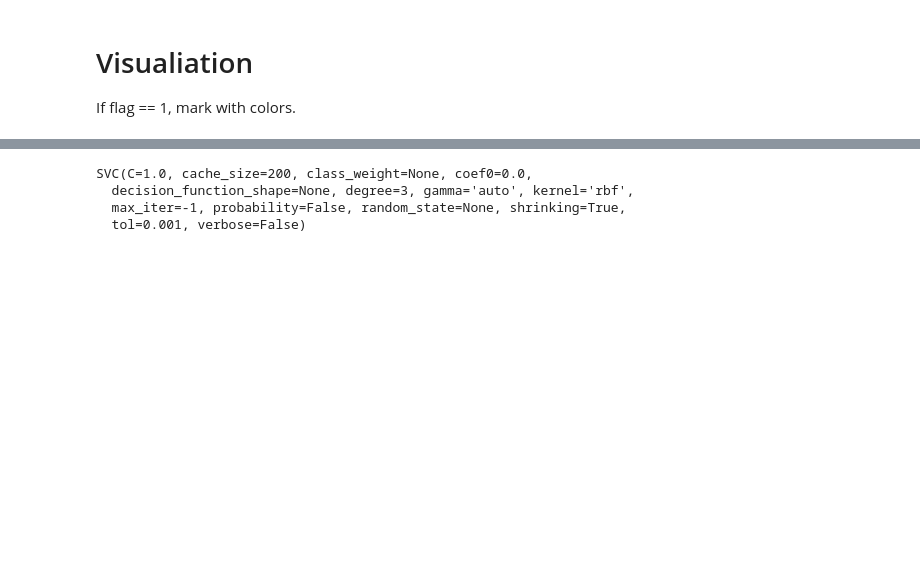
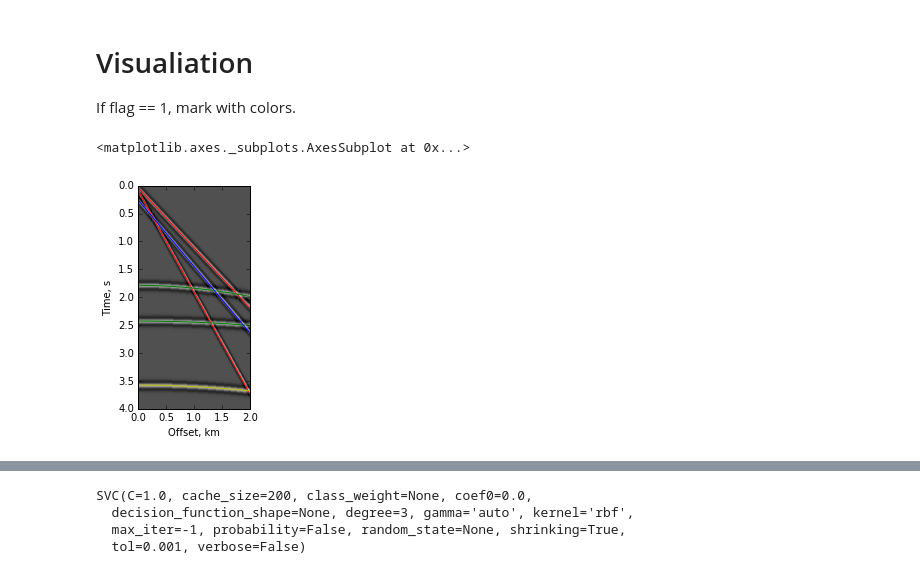
Before and after one commit to yuriyi/hackathon2017, a Jupyter notebook: Project_hackathon_clean_yuriy1.ipynb, the cells around one changed output, grey strips where cells are left out. Saved outputs shown, nothing was run; the diff lists cells and outputs as text; code cells hidden in the pictures; blank space fills up the shorter version.

```diff
--- a/Project_hackathon_clean_yuriy1.ipynb
+++ b/Project_hackathon_clean_yuriy1.ipynb
@@ -143,6 +143,11 @@ data, labels, x = points_to_data(events)
 
 # Convert data to seismic
 seism = data_to_seism(data, x)
+# %%
+data_plot(seism,data,labels,x,'yes')
+# %% [output]
+<matplotlib.axes._subplots.AxesSubplot at 0x...>
+[figure, added]
 # %%
 data_plot(seism,data,labels,x,'no')
 # %% [output]
```
Also changed, not shown: parts of 2 cells of this notebook, 2 other files.
